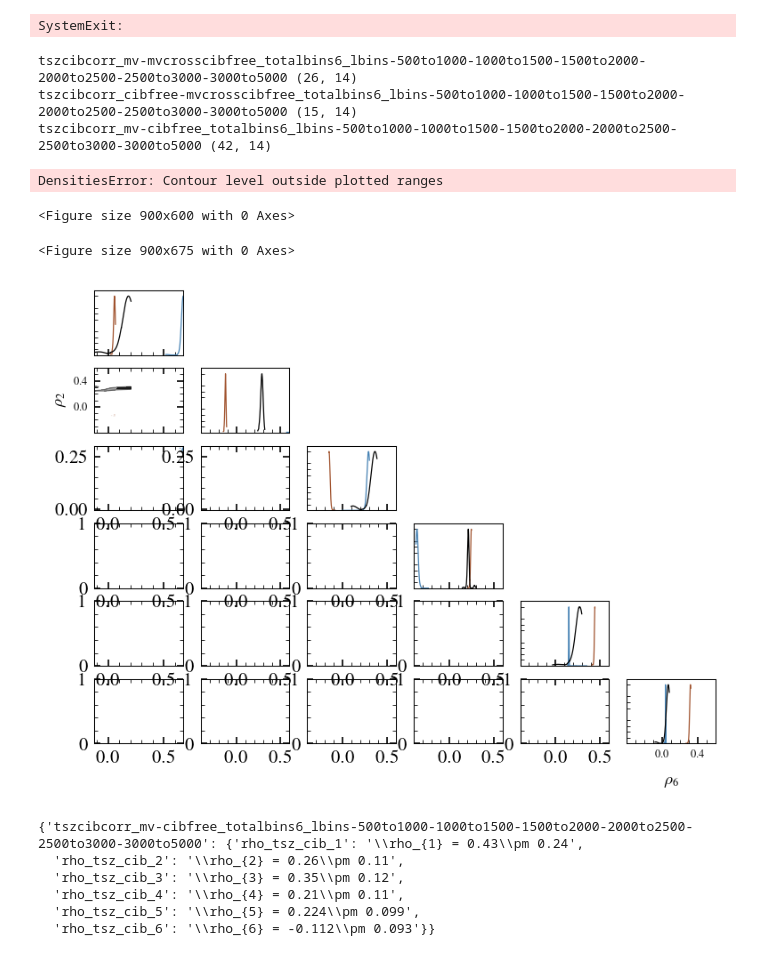
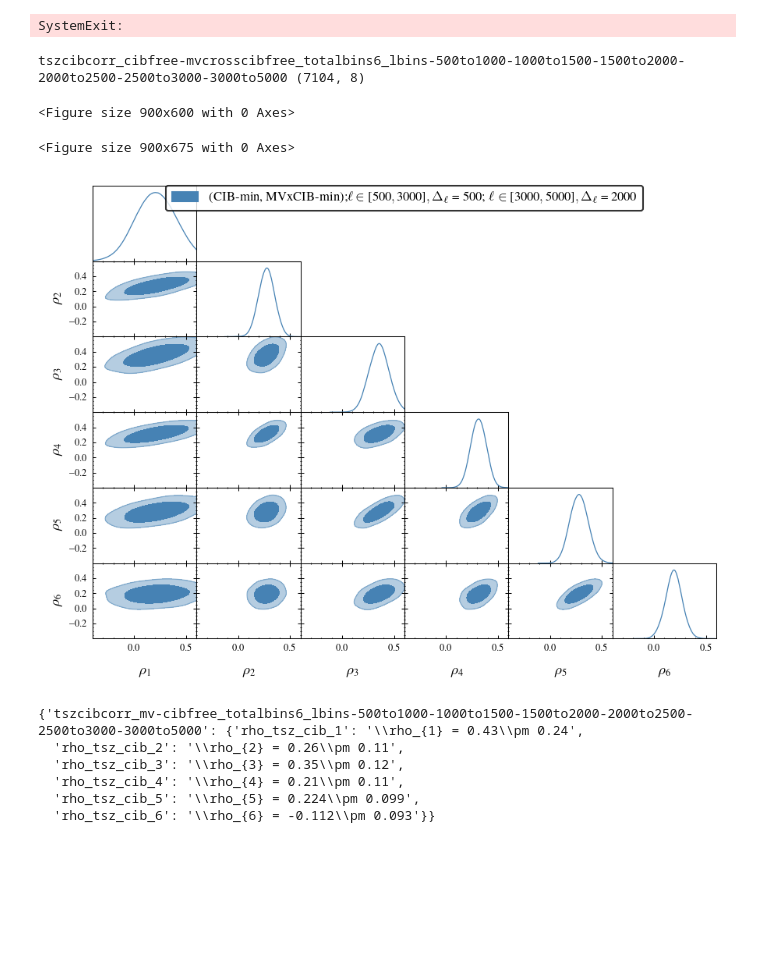
Before and after one commit to sriniraghunathan/tSZ_2pt_SPT_SPIRE, a Jupyter notebook: fit_for_tsz_cib.ipynb, the cells around one changed output. Saved outputs shown, nothing was run; the diff lists cells and outputs as text; code cells hidden in the pictures; blank space fills up the shorter version.

Commit message:
plotting

```diff
--- a/fit_for_tsz_cib.ipynb
+++ b/fit_for_tsz_cib.ipynb
@@ -366,6 +366,10 @@ for tmpiter in range(3):
         reqd_tsz_cib_dic = {(500, 3000): 0.3,
                             (3000, 5000): 0.05,
                            }
+        """
+        reqd_tsz_cib_dic = {(500, 5000): 0.3,
+                           }
+        """
 
         tmp_color_arr = ['navy', 'darkgreen', 'goldenrod', 'orangered', 'darkred']
         #perform fitting
@@ -383,7 +387,7 @@ for tmpiter in range(3):
                 sa_arr = tools.get_sim_arrary(res_dic, key_for_sima, which_sim) - undesired_comp_for_sima
                 sb_arr = tools.get_sim_arrary(res_dic, key_for_simb, which_sim) - undesired_comp_for_simb
 
-                sa_arr, sb_arr = tools.account_for_tsz_cib_in_sims(fit_rho_tsz_cib, sa_arr, sb_arr,
+                sa_arr, sb_arr, res_cib_a_arr, res_cib_b_arr = tools.account_for_tsz_cib_in_sims(fit_rho_tsz_cib, sa_arr, sb_arr,
                                                                    sim_ps_dic,
                                                                    bands,
                                                                    wl_dic,
@@ -433,7 +437,7 @@ for tmpiter in range(3):
             l1, l2 = l1l2
             curr_rho_tsz_cib_linds = np.where( (tmpels>=l1) & (tmpels<l2) )[0]
             print(reqd_tsz_cib, l1, l2)#, curr_rho_tsz_cib_linds)
-            sa_arr, sb_arr = tools.account_for_tsz_cib_in_sims(reqd_tsz_cib, sa_arr, sb_arr,
+            sa_arr, sb_arr, res_cib_a_arr, res_cib_b_arr = tools.account_for_tsz_cib_in_sims(reqd_tsz_cib, sa_arr, sb_arr,
                                                                sim_ps_dic,
                                                                bands,
                                                                wl_dic,
@@ -448,6 +452,18 @@ for tmpiter in range(3):
     #sim chisq
     curr_diff_vector_sim_arr = sa_arr - sb_arr
     curr_diff_vector_sim_arr = curr_diff_vector_sim_arr[25:]
+
+    if (1): #20251223 - Uncorrelated CIB piece.
+        ##print(m1, m2, res_cib_a_arr[0], res_cib_b_arr[0])
+        uncorr_cib_in_sa = 0.4 * res_cib_a_arr
+        uncorr_cib_in_sb = 0. * res_cib_b_arr
+
+        curr_diff_vector_sim_arr_uncorrcib = uncorr_cib_in_sa - uncorr_cib_in_sb
+        curr_diff_vector_sim_arr_uncorrcib = curr_diff_vector_sim_arr_uncorrcib[25:]
+
+        ##curr_diff_vector_sim_arr = curr_diff_vector_sim_arr + curr_diff_vector_sim_arr_uncorrcib
+        curr_diff_vector_sim_arr = curr_diff_vector_sim_arr_uncorrcib
+        ##print(m1, m2, curr_diff_vector_sim_arr[0])
 
     sim_chi_sq_arr = []
     sim_chi_arr = []
@@ -687,9 +703,9 @@ rcParams['text.usetex'] = True #False
 chain_name = 'tszcibcorr_cibfree-mvcrosscibfree_totalbins6_lbins-500to1000-1000to1500-1500to2000-2000to2500-2500to3000-3000to5000'
 
 chain_name_arr = [
-                  'tszcibcorr_mv-mvcrosscibfree_totalbins6_lbins-500to1000-1000to1500-1500to2000-2000to2500-2500to3000-3000to5000',
+                  ##'tszcibcorr_mv-mvcrosscibfree_totalbins6_lbins-500to1000-1000to1500-1500to2000-2000to2500-2500to3000-3000to5000',
                   'tszcibcorr_cibfree-mvcrosscibfree_totalbins6_lbins-500to1000-1000to1500-1500to2000-2000to2500-2500to3000-3000to5000',
-                  'tszcibcorr_mv-cibfree_totalbins6_lbins-500to1000-1000to1500-1500to2000-2000to2500-2500to3000-3000to5000',
+                  ##'tszcibcorr_mv-cibfree_totalbins6_lbins-500to1000-1000to1500-1500to2000-2000to2500-2500to3000-3000to5000',
                  ]
 
 """
@@ -712,7 +728,7 @@ param_values_dict = {}
 cib_scatter_sigma = None
 tmpiter_key = 'cibmindata_tsz' #'sim_tsz'
 #tmpiter_key = 'sim_tsz'
-fit_for_cib_cal = 1
+fit_for_cib_cal = 0
 
 for chain_name in chain_name_arr:
     total_bins = int( chain_name.split('_')[2].replace('totalbins', '') )
@@ -770,40 +786,37 @@ clf()
 g = plots.get_single_plotter(width_inch = 6)
 g.settings.title_limit_fontsize = 20
 if len(params_arr_to_plot) == 6:
     g.settings.legend_fontsize = 13
 elif len(params_arr_to_plot) == 6:
     g.settings.legend_fontsize = 17
 else:
     g.settings.legend_fontsize = 13
 g.triangle_plot(samples_arr_to_plot, params=params_arr_to_plot,
                 contour_colors=['steelblue', 'sienna', 'black'],
                 #contour_colors=['silver', 'tab:green', 'peru', 'black'],
                 #contour_colors=['peru'],
                 framealpha = 1.,
                 filled=[True, True, True],
                 param_limits = param_limits_dic,
                 legend_labels = label_arr,
                 )
 total_subplots = len( g.subplots )
 for r in range( total_subplots ):
     for c in range( total_subplots ):
         if c>r:continue
         ax = g.subplots[r,c]
         ax.tick_params('both', length=2, width=0.5, which='major', direction = 'in')
         ax.tick_params('both', length=0.5, width=0.5, which='minor', direction = 'in')
         if r == c: ax.yaxis.set_visible(False) #diagonal
 
 plname = 'rho_tsz_cib.png'
 savefig(plname, dpi = 200.)
 show()
 # %% [output]
-tszcibcorr_mv-mvcrosscibfree_totalbins6_lbins-500to1000-1000to1500-1500to2000-2000to2500-2500to3000-3000to5000 (26, 14)
-tszcibcorr_cibfree-mvcrosscibfree_totalbins6_lbins-500to1000-1000to1500-1500to2000-2000to2500-2500to3000-3000to5000 (15, 14)
-tszcibcorr_mv-cibfree_totalbins6_lbins-500to1000-1000to1500-1500to2000-2000to2500-2500to3000-3000to5000 (42, 14)
+tszcibcorr_cibfree-mvcrosscibfree_totalbins6_lbins-500to1000-1000to1500-1500to2000-2000to2500-2500to3000-3000to5000 (7104, 8)
-DensitiesError: Contour level outside plotted ranges
+<Figure size 900x600 with 0 Axes>
-<Figure size 900x600 with 0 Axes>
+<Figure size 900x675 with 0 Axes>
-<Figure size 900x675 with 0 Axes>
-[figure, old version]
+[figure, new version]
 # %%
 param_values_dict
 # %% [output]
```
Also changed, not shown: parts of 1 cell of this notebook.
